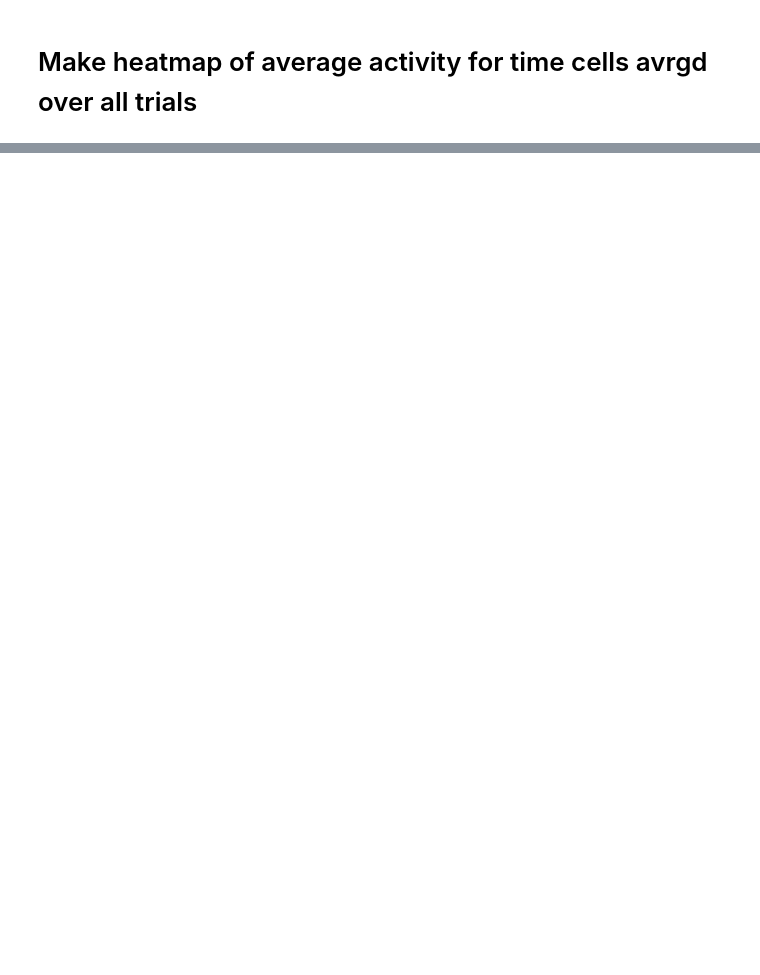
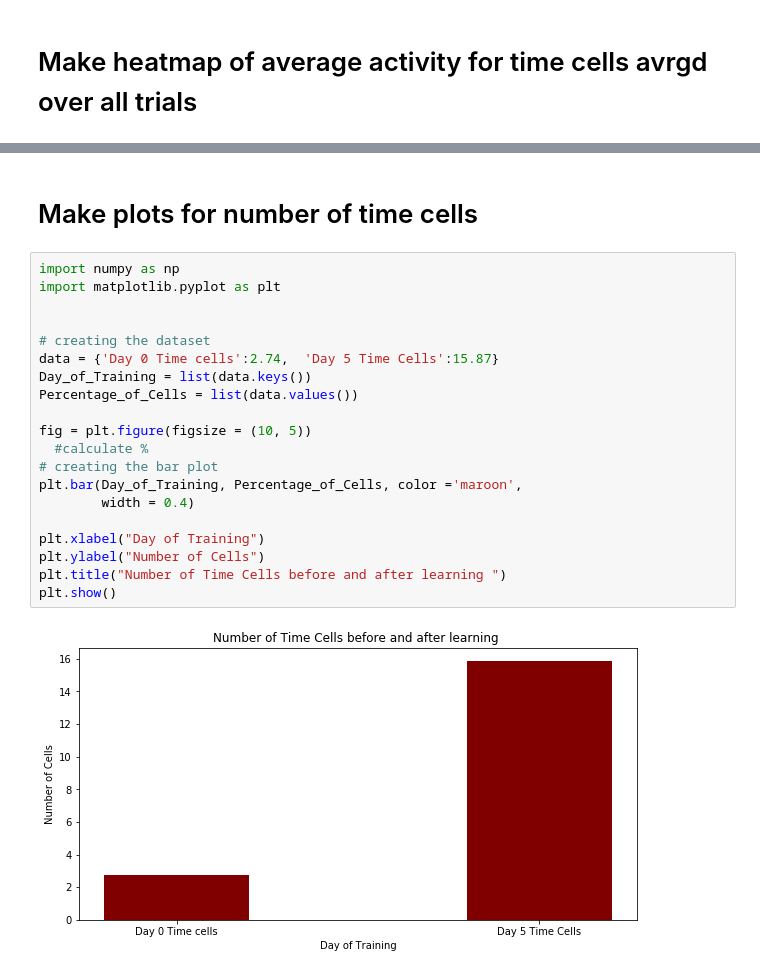
Before and after one commit to sophiakolak/6998-what-is-time, a Jupyter notebook: data/shuffle_all_the_data.ipynb, the cells around one changed output, grey strips where cells are left out. Saved outputs shown, nothing was run; the diff lists cells and outputs as text; blank space fills up the shorter version.

```diff
--- a/data/shuffle_all_the_data.ipynb
+++ b/data/shuffle_all_the_data.ipynb
@@ -416,0 +1046,24 @@ plt.savefig("plots/avrg_activity_reward_0.png")
+# %% [markdown]
+# Make plots for number of time cells
+# %%
+import numpy as np
+import matplotlib.pyplot as plt
+
+
+# creating the dataset
+data = {'Day 0 Time cells':2.74,  'Day 5 Time Cells':15.87}
+Day_of_Training = list(data.keys())
+Percentage_of_Cells = list(data.values())
+
+fig = plt.figure(figsize = (10, 5))
+  #calculate %
+# creating the bar plot
+plt.bar(Day_of_Training, Percentage_of_Cells, color ='maroon',
+        width = 0.4)
+
+plt.xlabel("Day of Training")
+plt.ylabel("Number of Cells")
+plt.title("Number of Time Cells before and after learning ")
+plt.show()
+# %% [output]
+[figure, added]
```
Also changed, not shown: parts of 16 cells of this notebook.
